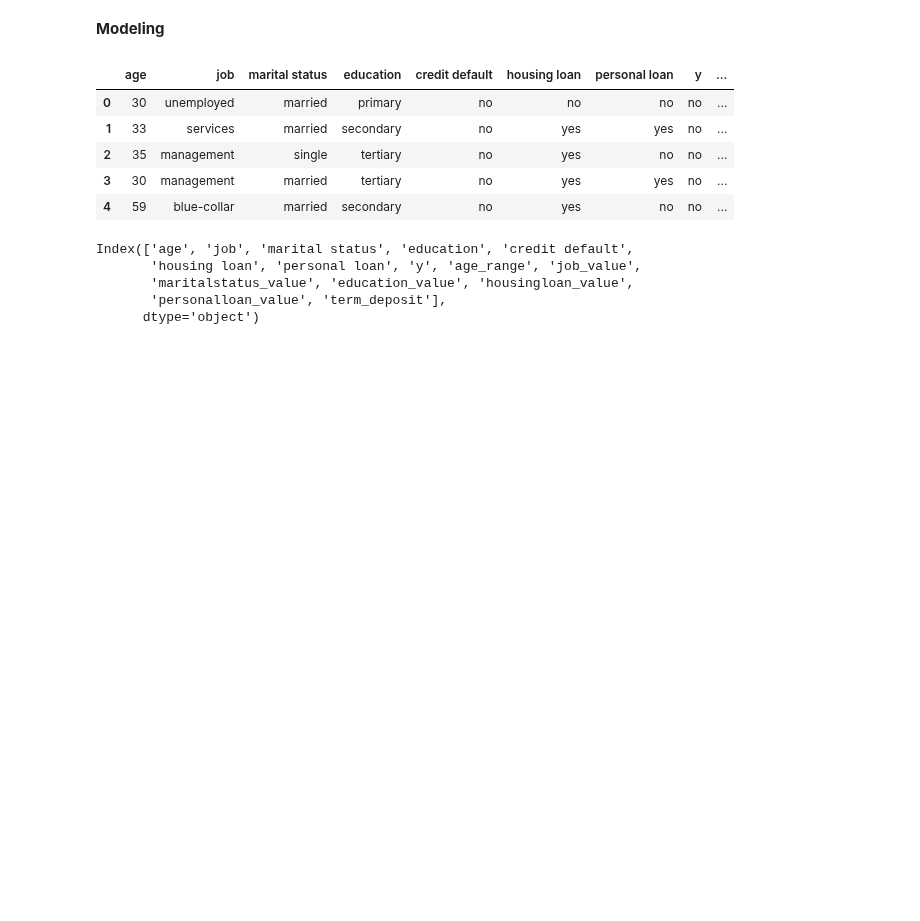
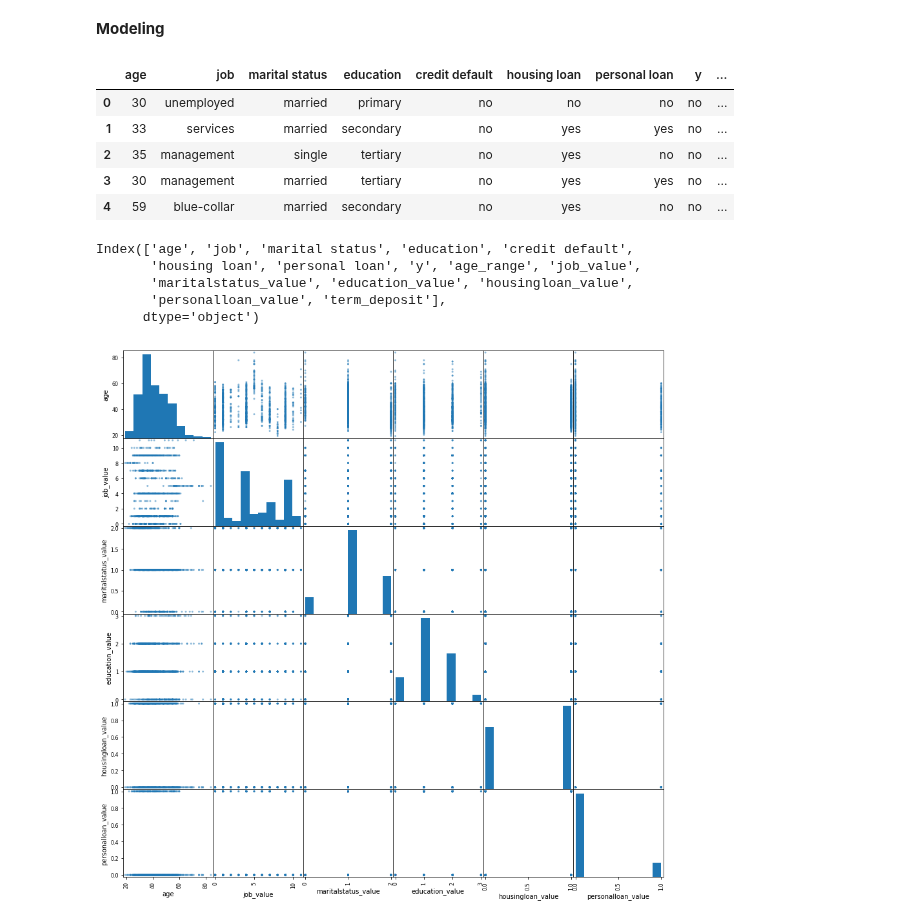
Before and after one commit to lokeshkumarn/Notebooks, a Jupyter notebook: BankTermDeposit.ipynb, the cells around one changed output. Cells and saved outputs as stored; diff of their text form; code cells hidden in the pictures; blank space fills up the shorter version.

```diff
--- a/BankTermDeposit.ipynb
+++ b/BankTermDeposit.ipynb
@@ -1086,3 +1088,7 @@ Index(['age', 'job', 'marital status', 'education', 'credit default',
 # %%
 X=data[['age','job_value','maritalstatus_value', 'education_value', 'housingloan_value','personalloan_value']]
 y=data['term_deposit']
+# %%
+p=scatter_matrix(X,figsize=(15, 15))
+# %% [output]
+[figure, added]
```
Also changed, not shown: parts of 17 cells of this notebook.
